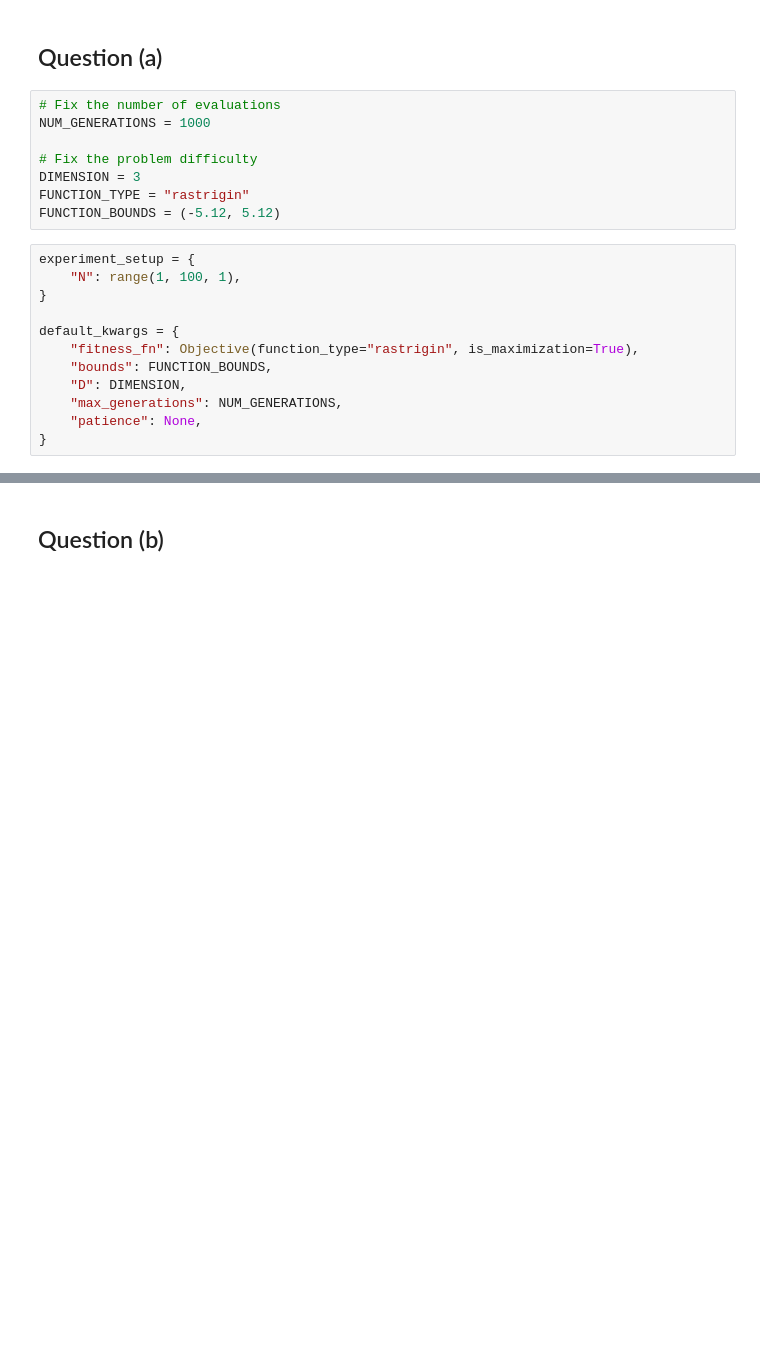
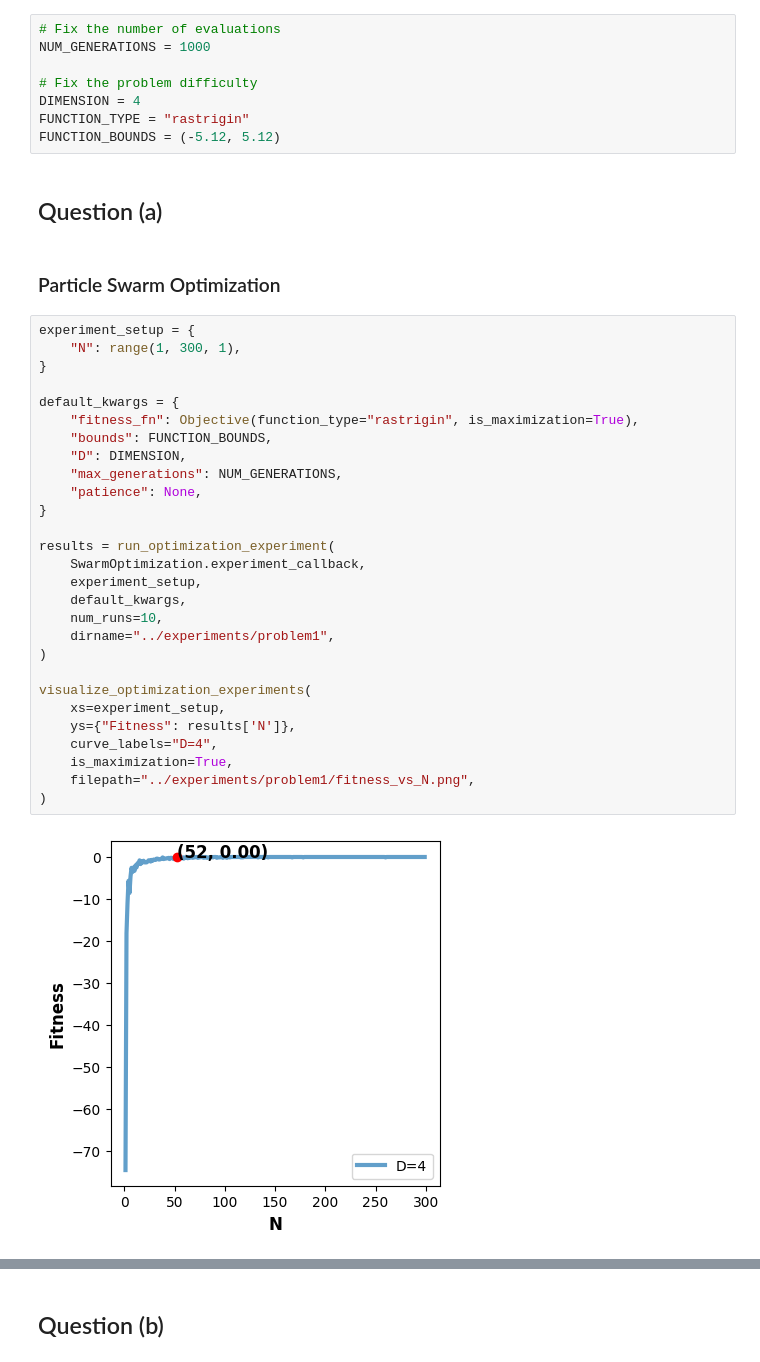
Before and after one commit to mantasu/nat2324, a Jupyter notebook: notebooks/problem1.ipynb, the cells around one changed output, grey strips where cells are left out. Cells and saved outputs as stored; diff of their text form; blank space fills up the shorter version.

Commit message:
Started problem1 experiments

```diff
--- a/notebooks/problem1.ipynb
+++ b/notebooks/problem1.ipynb
@@ -13,25 +13,45 @@ from nat2324.utils import visualize_objectives_3d, visualize_optimization_experi
 
 %load_ext autoreload
 %autoreload 2
+# %%
+# Fix the number of evaluations
+NUM_GENERATIONS = 1000
+
+# Fix the problem difficulty
+DIMENSION = 4
+FUNCTION_TYPE = "rastrigin"
+FUNCTION_BOUNDS = (-5.12, 5.12)
 # %% [markdown]
 ## Question (a)
-# %%
-# Fix the number of evaluations
-NUM_GENERATIONS = 1000
-
-# Fix the problem difficulty
-DIMENSION = 3
-FUNCTION_TYPE = "rastrigin"
-FUNCTION_BOUNDS = (-5.12, 5.12)
+# %% [markdown]
+### Particle Swarm Optimization
 # %%
 experiment_setup = {
-    "N": range(1, 100, 1),
+    "N": range(1, 300, 1),
 }
 
 default_kwargs = {
     "fitness_fn": Objective(function_type="rastrigin", is_maximization=True),
     "bounds": FUNCTION_BOUNDS,
     "D": DIMENSION,
     "max_generations": NUM_GENERATIONS,
     "patience": None,
 }
+
+results = run_optimization_experiment(
+    SwarmOptimization.experiment_callback,
+    experiment_setup,
+    default_kwargs,
+    num_runs=10,
+    dirname="../experiments/problem1",
+)
+
+visualize_optimization_experiments(
+    xs=experiment_setup,
+    ys={"Fitness": results['N']},
+    curve_labels="D=4",
+    is_maximization=True,
+    filepath="../experiments/problem1/fitness_vs_N.png",
+)
+# %% [output]
+[figure, added]
```
Also changed, not shown: parts of 22 cells of this notebook, 7 other files.
